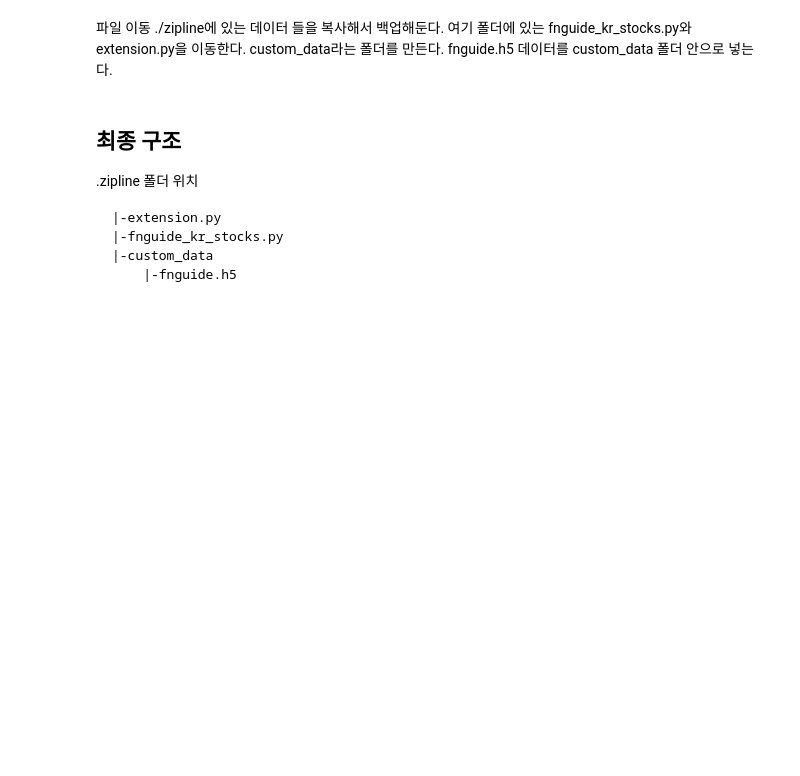
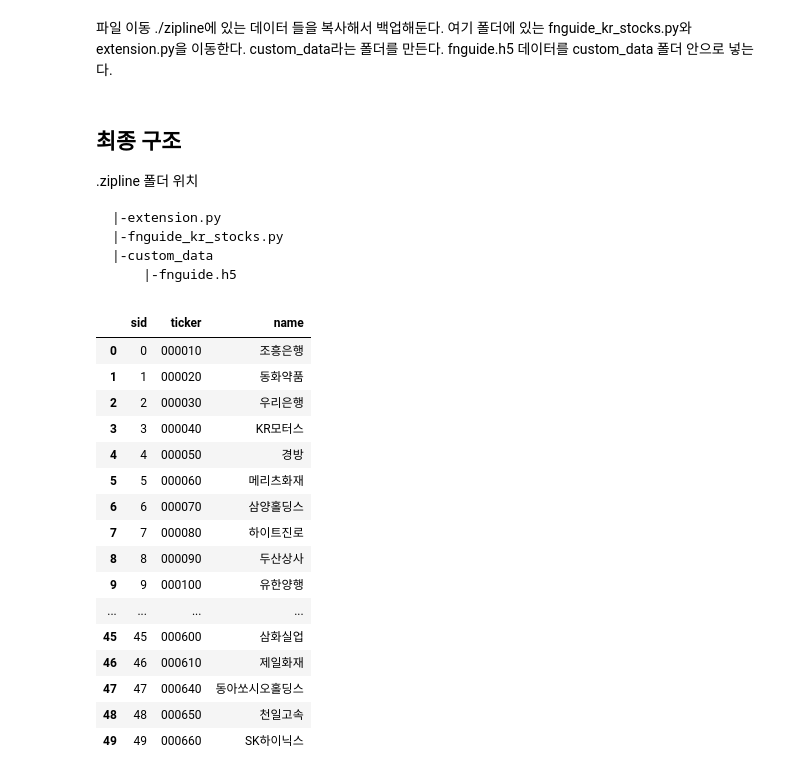
Before and after one commit to Hertz-and-Alpha/machine-learning-for-trading-korea-stock, a Jupyter notebook: 04_alpha_factor_research/00_custom_bundle_fnguide/00_stock_preprocessing_fnguide.ipynb, the cells around one changed output. Cells and saved outputs as stored; diff of their text form; code cells hidden in the pictures; blank space fills up the shorter version.

Commit message:
Modify fnguide zipline ingest data processing

```diff
--- a/04_alpha_factor_research/00_custom_bundle_fnguide/00_stock_preprocessing_fnguide.ipynb
+++ b/04_alpha_factor_research/00_custom_bundle_fnguide/00_stock_preprocessing_fnguide.ipynb
@@ -264,3 +264,26 @@ fnguide.h5 데이터를 custom_data 폴더 안으로 넣는다.
     |-fnguide_kr_stocks.py
     |-custom_data
         |-fnguide.h5
+# %%
+with pd.HDFStore('fnguide.h5') as store:
+    stocks = store['kr/equities']
+# %%
+stocks.head(50)
+# %% [output]
+|  | sid | ticker | name |
+| 0 | 0 | 000010 | 조흥은행 |
+| 1 | 1 | 000020 | 동화약품 |
+| 2 | 2 | 000030 | 우리은행 |
+| 3 | 3 | 000040 | KR모터스 |
+| 4 | 4 | 000050 | 경방 |
+| 5 | 5 | 000060 | 메리츠화재 |
+| 6 | 6 | 000070 | 삼양홀딩스 |
+| 7 | 7 | 000080 | 하이트진로 |
+| 8 | 8 | 000090 | 두산상사 |
+| 9 | 9 | 000100 | 유한양행 |
+| ... | ... | ... | ... |
+| 45 | 45 | 000600 | 삼화실업 |
+| 46 | 46 | 000610 | 제일화재 |
+| 47 | 47 | 000640 | 동아쏘시오홀딩스 |
+| 48 | 48 | 000650 | 천일고속 |
+| 49 | 49 | 000660 | SK하이닉스 |
```
